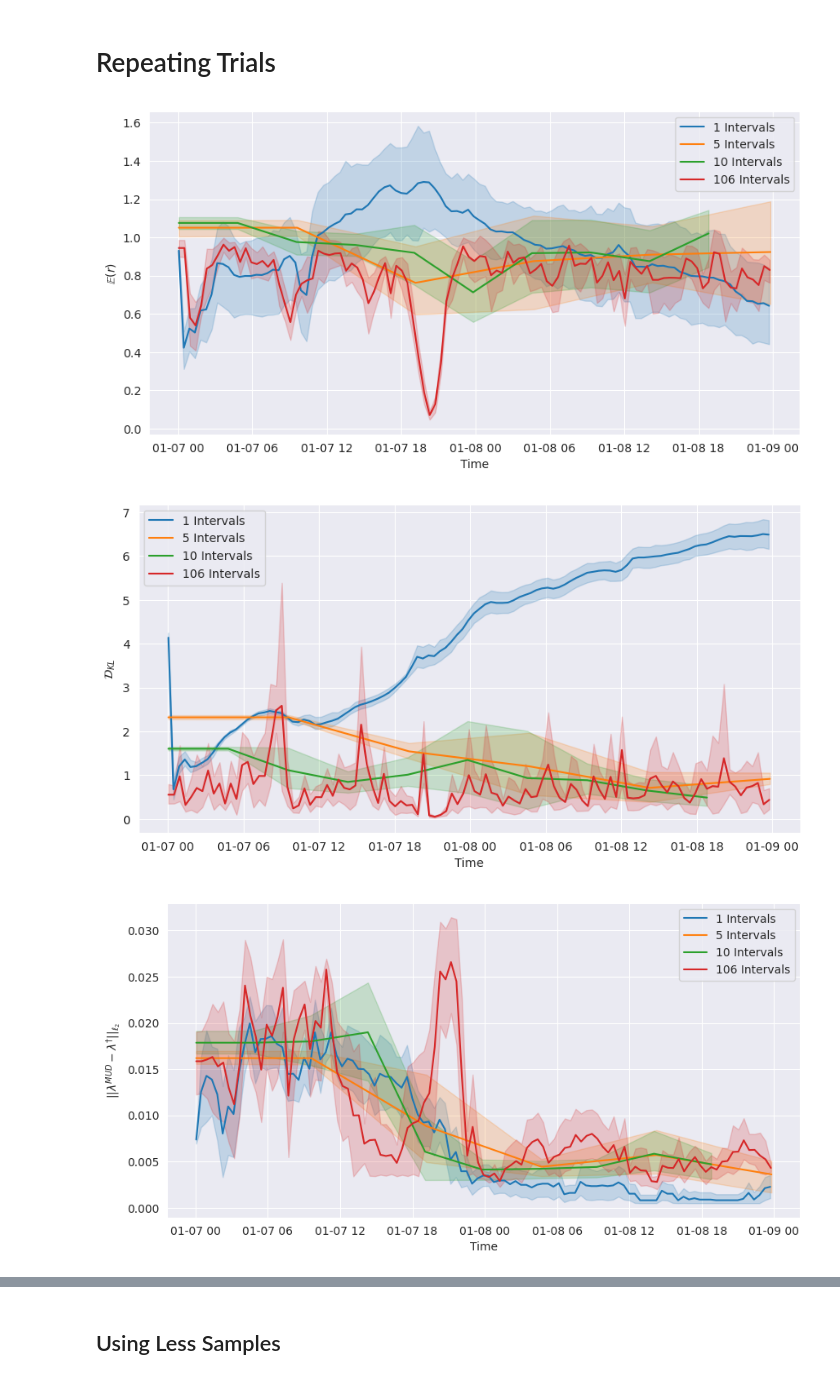
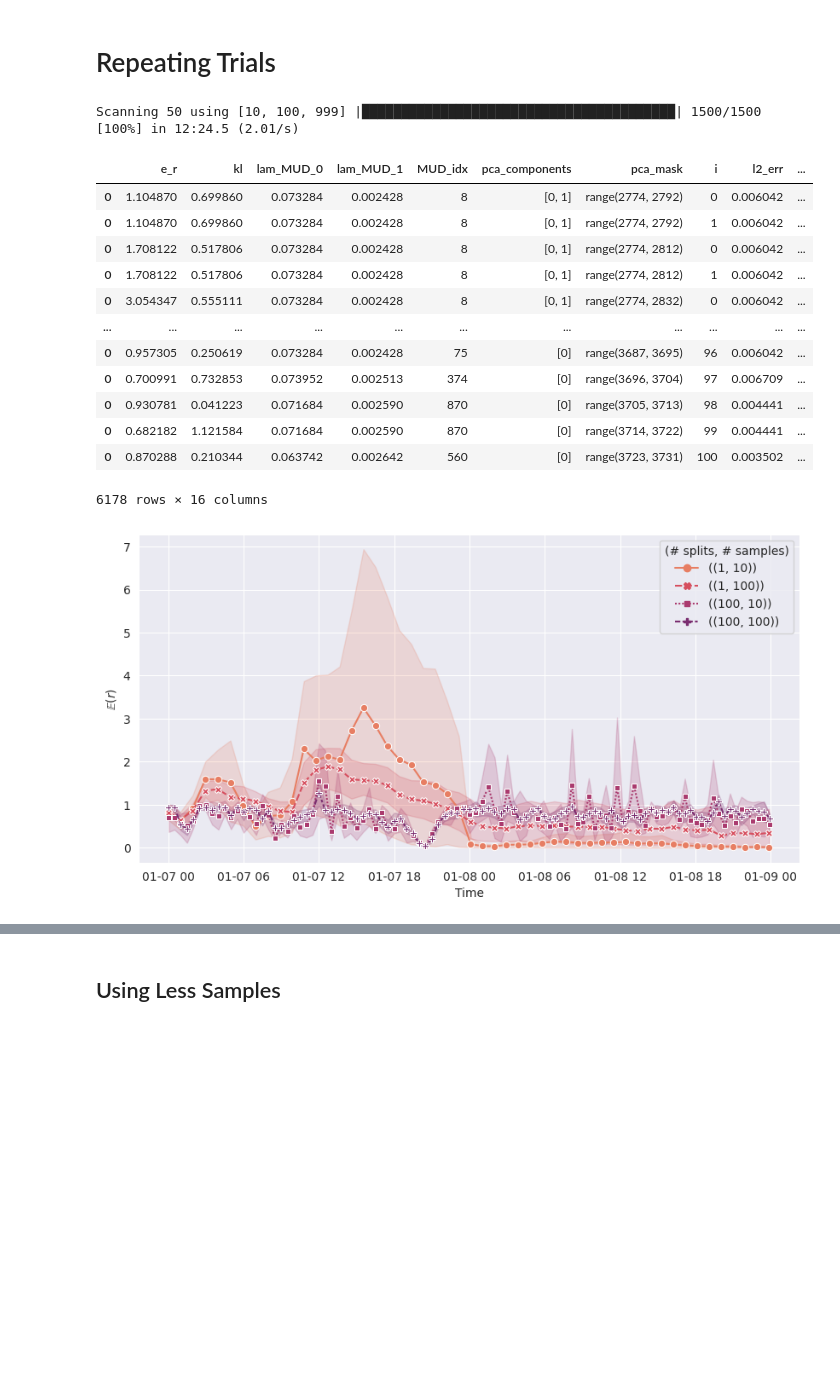
Before and after one commit to UT-CHG/pyDCI, a Jupyter notebook: notebooks/Examples/ADCIRC-Iterative.ipynb, the cells around one changed output, grey strips where cells are left out. Cells and saved outputs as stored; diff of their text form; code cells hidden in the pictures; blank space fills up the shorter version.

```diff
--- a/notebooks/Examples/ADCIRC-Iterative.ipynb
+++ b/notebooks/Examples/ADCIRC-Iterative.ipynb
@@ -203,9 +239,8 @@ plot_state(data_df, samples_df, t3_mask)
 # %% [markdown]
 ### Solving Using $Q_{PCA}$ Map
 # %%
-from pydci import PCAMUDProblem
-
 pca = PCAMUDProblem(samples_df, measurements, std_dev)
+pca.set_weights([])
 pca.solve(pca_components=[0, 1], pca_mask=t3_mask)
 pca.result
 # %% [output]
@@ -247,4 +280,0 @@ pca_2.it_results
-# %%
-mud_states = get_df(pca.state.iloc[pca_2.it_results['MUD_idx'].values], 'q_lam', pca.n_qoi)
-np.linalg.norm((mud_states.T - measurements).T, axis=1)
-# np.linalg.norm(np.subtract(mud_states.T, measurements), axis=1)
@@ -419,6 +499,41 @@ all_results = pd.concat([inc_scan, split_results])
+# %%
+split_results = split_scan(
+    n_splits=[10, 100],
+    std_dev=std_dev,
+    n_trials=10,
+    num_samples=[10, 100, 999],
+    pca_components=[[0]],
+)
+# %%
+inc_scan = incremental_scan(
+    num_splits=50, std_dev=std_dev, n_trials=10, num_samples=[10, 100, 999]
+)
+# %% [output]
+Scanning 50 using [10, 100, 999] |████████████████████████████████████████| 1500/1500 [100%] in 12:24.5 (2.01/s)
+# %%
+all_results = pd.concat([inc_scan, split_results])
+all_results
+# %% [output]
+|  | e_r | kl | lam_MUD_0 | lam_MUD_1 | MUD_idx | pca_components | pca_mask | i | l2_err | ... |
+| 0 | 1.104870 | 0.699860 | 0.073284 | 0.002428 | 8 | [0, 1] | range(2774, 2792) | 0 | 0.006042 | ... |
+| 0 | 1.104870 | 0.699860 | 0.073284 | 0.002428 | 8 | [0, 1] | range(2774, 2792) | 1 | 0.006042 | ... |
+| 0 | 1.708122 | 0.517806 | 0.073284 | 0.002428 | 8 | [0, 1] | range(2774, 2812) | 0 | 0.006042 | ... |
+| 0 | 1.708122 | 0.517806 | 0.073284 | 0.002428 | 8 | [0, 1] | range(2774, 2812) | 1 | 0.006042 | ... |
+| 0 | 3.054347 | 0.555111 | 0.073284 | 0.002428 | 8 | [0, 1] | range(2774, 2832) | 0 | 0.006042 | ... |
+| ... | ... | ... | ... | ... | ... | ... | ... | ... | ... | ... |
+| 0 | 0.957305 | 0.250619 | 0.073284 | 0.002428 | 75 | [0] | range(3687, 3695) | 96 | 0.006042 | ... |
+| 0 | 0.700991 | 0.732853 | 0.073952 | 0.002513 | 374 | [0] | range(3696, 3704) | 97 | 0.006709 | ... |
+| 0 | 0.930781 | 0.041223 | 0.071684 | 0.002590 | 870 | [0] | range(3705, 3713) | 98 | 0.004441 | ... |
+| 0 | 0.682182 | 1.121584 | 0.071684 | 0.002590 | 870 | [0] | range(3714, 3722) | 99 | 0.004441 | ... |
+| 0 | 0.870288 | 0.210344 | 0.063742 | 0.002642 | 560 | [0] | range(3723, 3731) | 100 | 0.003502 | ... |
+6178 rows × 16 columns
 # %%
-plot_scan_results(all_results)
+plot_metric(
+    all_results[
+        ((all_results["splits"] == 1) | (all_results["splits"] == 100))
+        & ((all_results["n_samples"] == 10) | (all_results["n_samples"] == 100))
+    ],
+    metric='e_r'
+)
 # %% [output]
-[figure, old version]
+[figure, new version]
-[figure, removed]
-[figure, removed]
```
Also changed, not shown: parts of 42 cells of this notebook, 6 other files.
